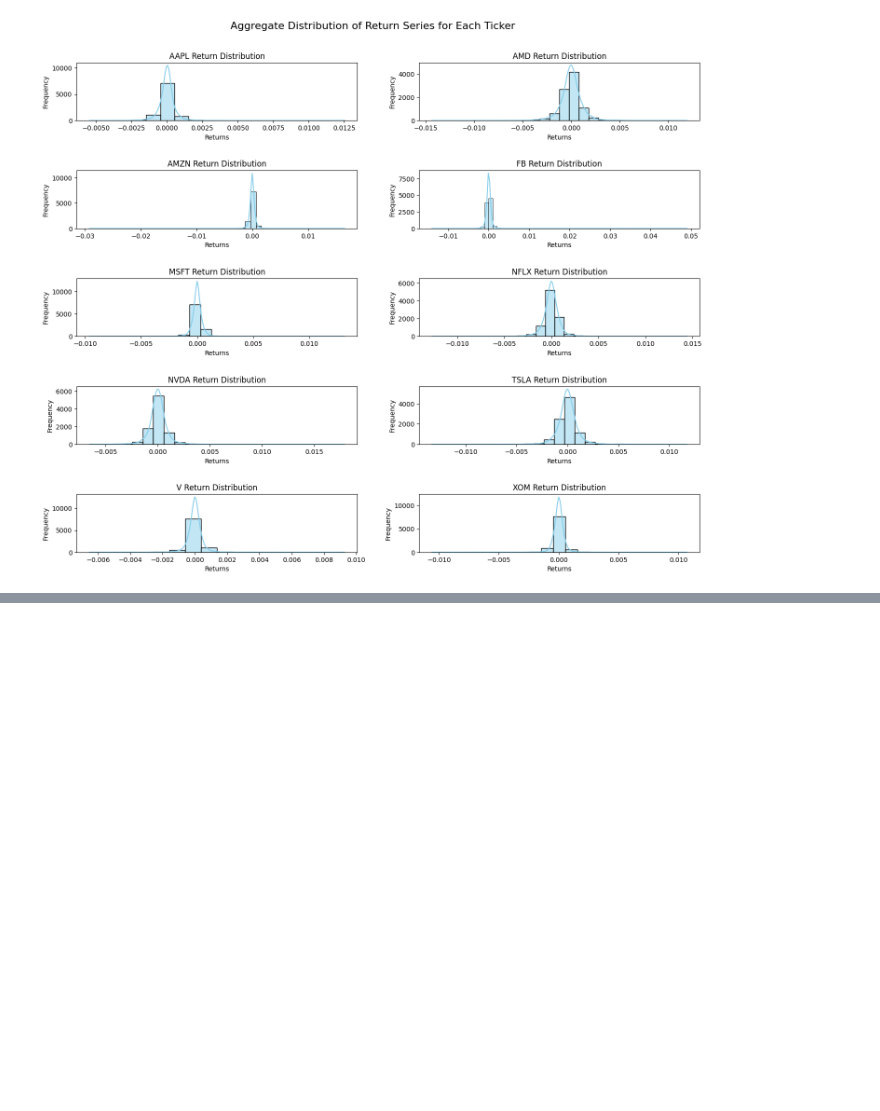
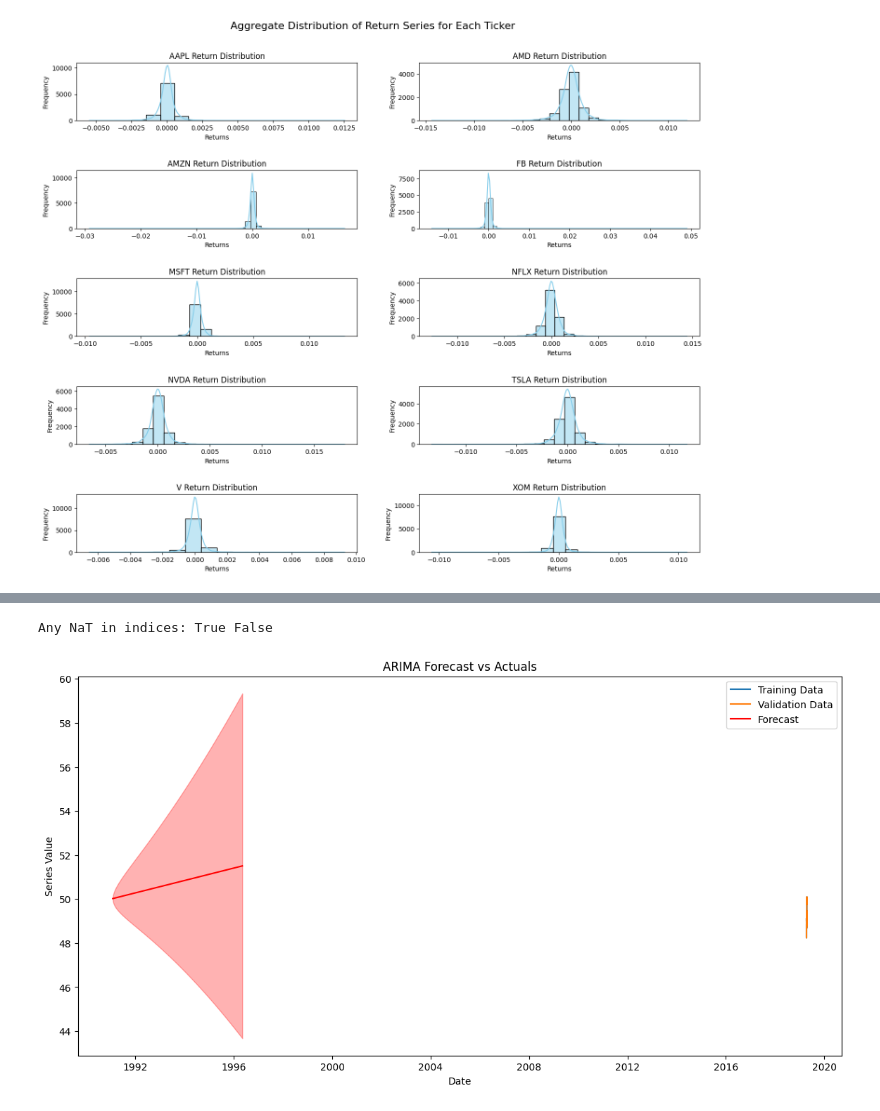
Before and after one commit to danshinn04/stock-price-prediction, a Jupyter notebook: 4a+b+visualisation.ipynb, the cells around one changed output, grey strips where cells are left out. Drawn from its saved outputs; the diff is of its cells as text; code cells hidden in the pictures; blank space fills up the shorter version.

```diff
--- a/4a+b+visualisation.ipynb
+++ b/4a+b+visualisation.ipynb
@@ -512,0 +711,15 @@ plt.show()
+# %%
+# Assuming 'date' is the datetime index of your series
+train.index = pd.DatetimeIndex(train.index).to_period('h')
+# %%
+# Refit the model on the entire dataset (train + validation)
+combined_train_validation = pd.concat([train, validation])
+
+# Assuming best_params from your results
+best_p, best_d, best_q = best_params[0]
+model = ARIMA(combined_train_validation, order=(best_p, best_d, best_q))
+fitted_model = model.fit()
+
+# Forecast for the validation set length to compare against actuals
+forecast = fitted_model.get_forecast(steps=len(validation))
+forecast_df = forecast.summary_frame()
@@ -512,0 +750,32 @@ plt.show()
+# %%
+# Convert indices to DatetimeIndex if they are not already
+combined_train_validation.index = pd.to_datetime(combined_train_validation.index, errors='coerce')  # Convert with 'coerce' to handle any non-convertible types
+validation.index = pd.to_datetime(validation.index, errors='coerce')
+forecast_df.index = validation.index  # Direct assignment from validation
+
+# Ensure this process didn't introduce any NaT (Not a Time) entries
+print("Any NaT in indices:", combined_train_validation.index.isna().any(), validation.index.isna().any())
+# %% [output]
+Any NaT in indices: True False
+# %%
+# Fit ARIMA model with corrected indices
+model = ARIMA(combined_train_validation, order=(best_p, best_d, best_q))
+fitted_model = model.fit()
+
+# Generate forecast
+forecast = fitted_model.get_forecast(steps=len(validation))
+forecast_df = forecast.summary_frame()
+# %%
+# Plotting
+plt.figure(figsize=(14, 7))
+plt.plot(combined_train_validation.index, combined_train_validation, label='Training Data')
+plt.plot(validation.index, validation, label='Validation Data')
+plt.plot(forecast_df.index, forecast_df['mean'], label='Forecast', color='red')
+plt.fill_between(forecast_df.index, forecast_df['mean_ci_lower'], forecast_df['mean_ci_upper'], color='red', alpha=0.3)
+plt.title('ARIMA Forecast vs Actuals')
+plt.xlabel('Date')
+plt.ylabel('Series Value')
+plt.legend()
+plt.show()
+# %% [output]
+[figure, added]
```
Also changed, not shown: parts of 16 cells of this notebook, 1 other file.
